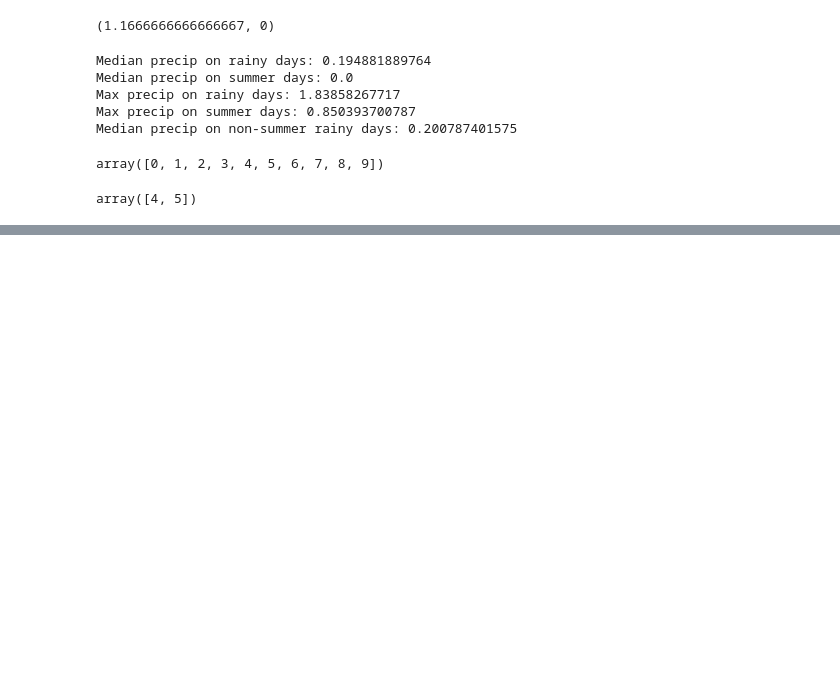
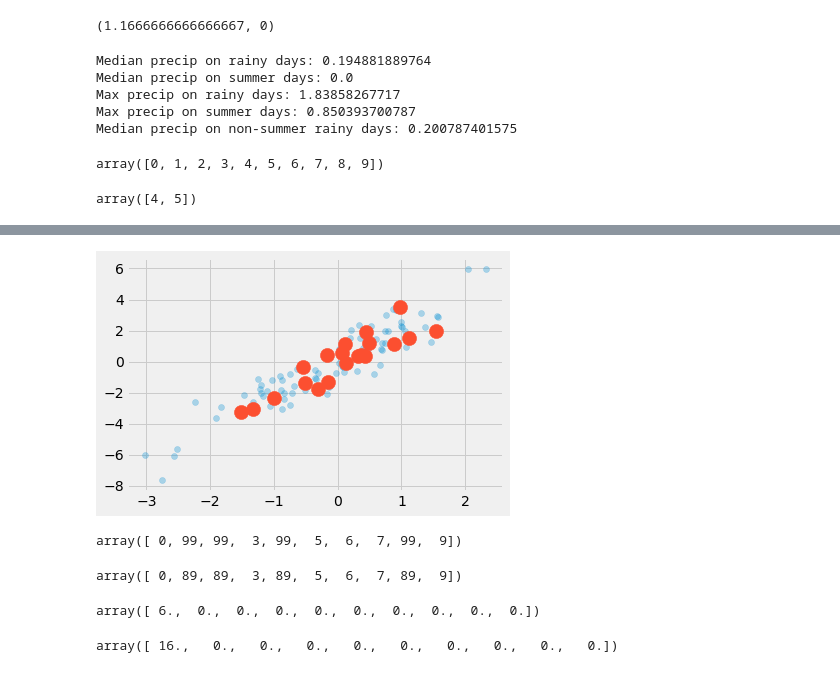
Before and after one commit to numanyilmaz/PythonDataScienceHandbookNotes, a Jupyter notebook: Chapter2.ipynb, the cells around one changed output, grey strips where cells are left out. Cells and saved outputs as stored; diff of their text form; code cells hidden in the pictures; blank space fills up the shorter version.

```diff
--- a/Chapter2.ipynb
+++ b/Chapter2.ipynb
@@ -1015,0 +1094,3 @@ array([4, 5])
+# %%
+selection = X[indices] #fancy indexing here
+selection, selection.shape
@@ -1015,0 +1118,29 @@ array([4, 5])
+# %%
+plt.scatter(X[:,0], X[:,1], alpha=0.3)
+plt.scatter(selection[:,0], selection[:,1], s=200,facecolor=None);
+# %% [output]
+[figure, added]
+# %%
+# modifying values with fancy indexing
+x = np.arange(10)
+i = np.array([2,1,8,4])
+x[i] = 99
+x
+# %% [output]
+array([ 0, 99, 99,  3, 99,  5,  6,  7, 99,  9])
+# %%
+x[i] -=10
+x
+# %% [output]
+array([ 0, 89, 89,  3, 89,  5,  6,  7, 89,  9])
+# %%
+y = np.zeros(10)
+y[[0,0]] = [4,6]
+y
+# %% [output]
+array([ 6.,  0.,  0.,  0.,  0.,  0.,  0.,  0.,  0.,  0.])
+# %%
+np.add.at(y, [[0,0]], [4,6])
+y
+# %% [output]
+array([ 16.,   0.,   0.,   0.,   0.,   0.,   0.,   0.,   0.,   0.])
```
Also changed, not shown: parts of 24 cells of this notebook.
